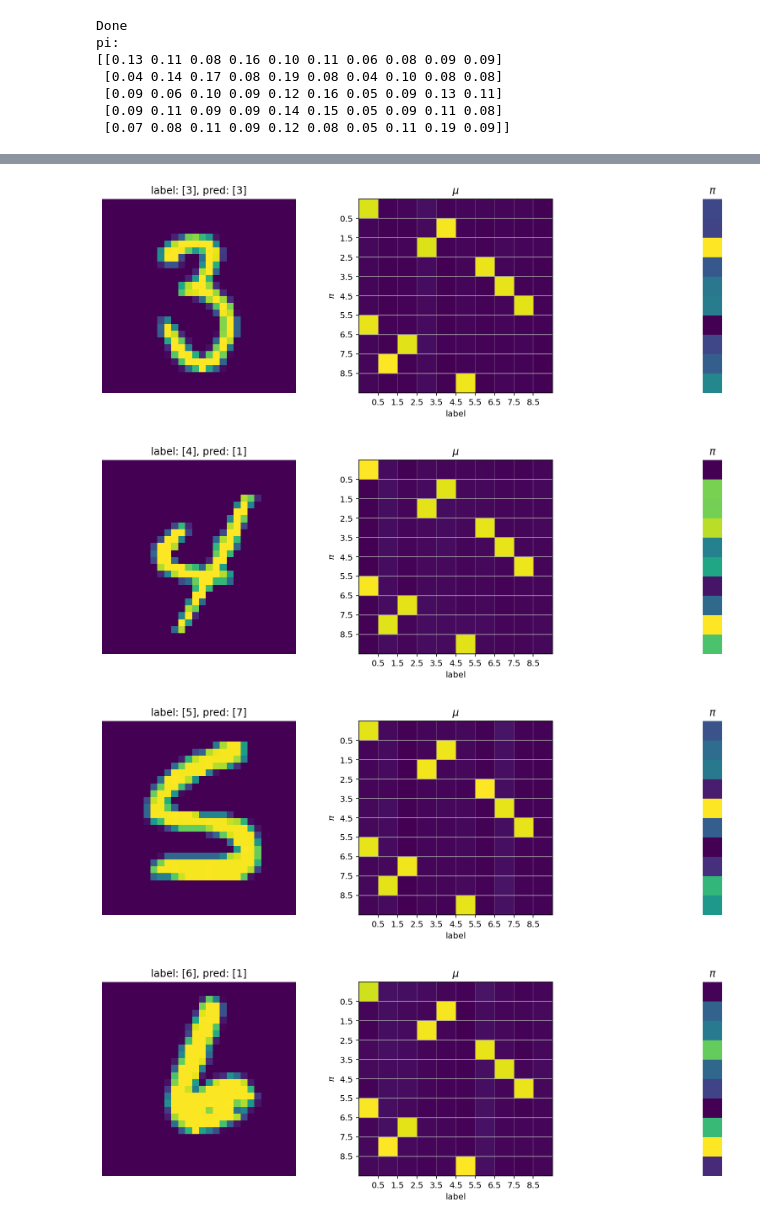
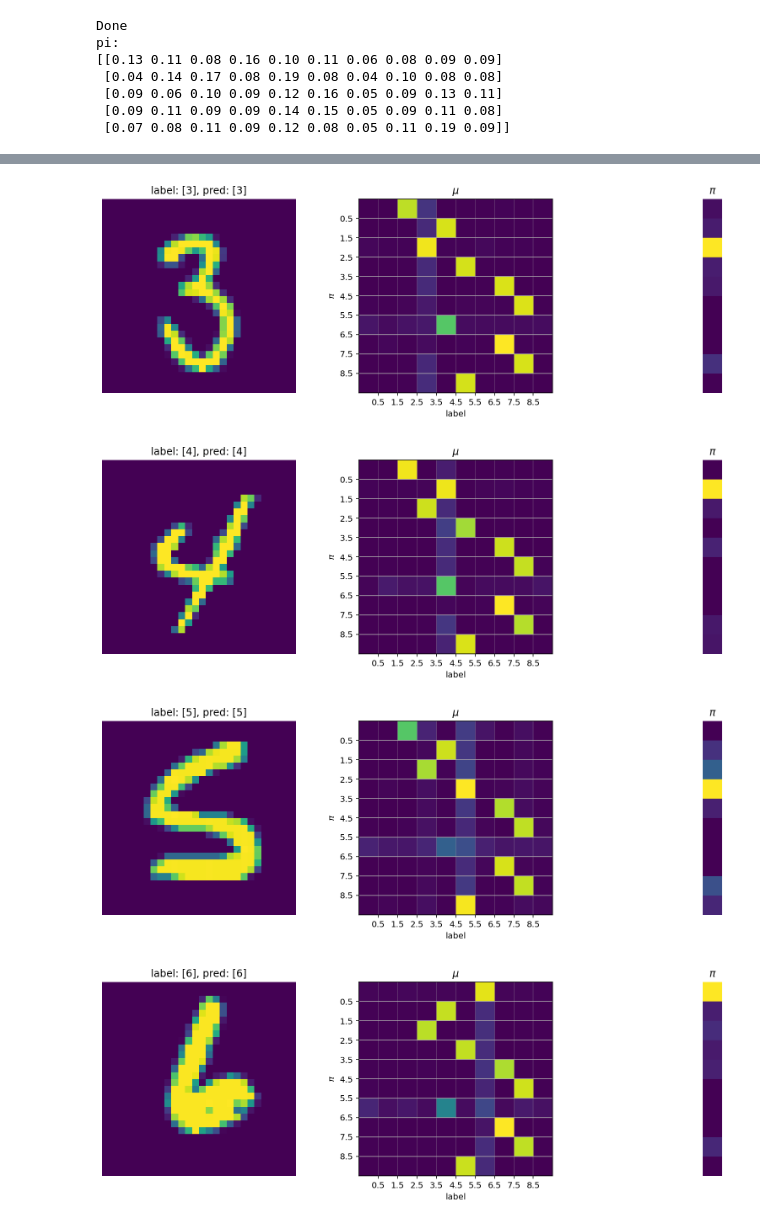
Before and after one commit to Haawron/yet-another-pytorch-tutorial, a Jupyter notebook: notebook/mln-Copy1.ipynb, the cells around one changed output, grey strips where cells are left out. Drawn from its saved outputs; the diff is of its cells as text; code cells hidden in the pictures.

```diff
--- a/notebook/mln-Copy1.ipynb
+++ b/notebook/mln-Copy1.ipynb
@@ -746,5 +746,5 @@ def presenter2(model, label, seed):
 # %%
 M4, M5, M6 = out4['M'], out5['M'], out6['M']
 for i in range(10):
-    presenter2(M6, i, 4)
+    presenter2(M4, i, 4)
 # %% [output]
@@ -754,4 +754,4 @@ for i in range(10):
-[figure, old version]
+[figure, new version]
-[figure, old version]
+[figure, new version]
-[figure, old version]
+[figure, new version]
-[figure, old version]
+[figure, new version]
```
Also changed, not shown: parts of 2 cells of this notebook, 1 other file.
